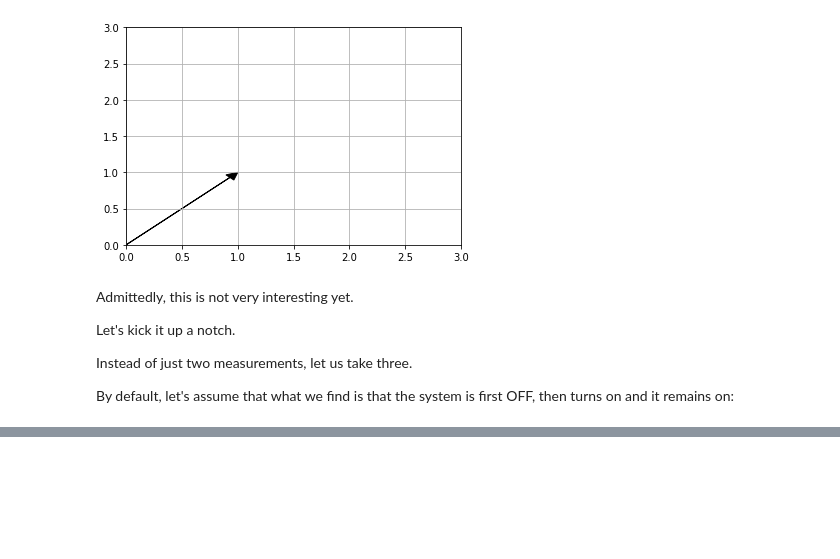
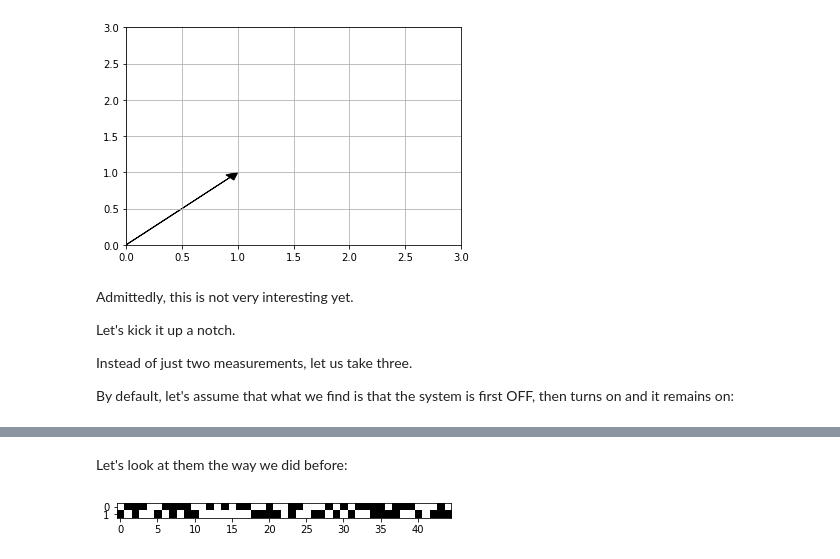
Before and after one commit to AstonishingHypothesis/PyPhi-Notebook, a Jupyter notebook: IITbootcamp.ipynb, the cells around one changed output, grey strips where cells are left out. Saved outputs shown, nothing was run; the diff lists cells and outputs as text; code cells hidden in the pictures; blank space fills up the shorter version.

```diff
--- a/IITbootcamp.ipynb
+++ b/IITbootcamp.ipynb
@@ -111,0 +231,14 @@ Our data still resembles a vector. But by adding another number, we cannot visua
+# %%
+A_data = [0, 1, 1, 1, 0, 0, 1, 1, 1, 1, 0, 0, 1 ,0 , 1, 0, 1, 1, 0, 0, 1, 0, 0 , 1, 1, 0, 0, 0, 1, 0, 1, 0, 1, 1, 1, 1, 0, 1, 1, 1, 0, 0, 0, 1, 0]
+B_data = [1, 0, 1, 0, 0, 1, 0, 1, 0, 1, 1, 0, 0 ,0 , 0, 0, 0, 0, 1, 1, 1, 1, 0 , 1, 0, 0, 1, 1, 0, 1, 0, 1, 0, 0, 1, 1, 1, 1, 0, 0, 1, 0, 1, 1, 1]
+# %% [markdown]
+Let's look at them the way we did before:
+# %%
+fig = plt.figure()
+ax = plt.axes()
+D_data = [A_data,B_data]
+Ds = sps.csr_matrix(D_data)
+betterspy.show(Ds)
+plt.show()
+# %% [output]
+[figure, added]
```
Also changed, not shown: parts of 22 cells of this notebook.
